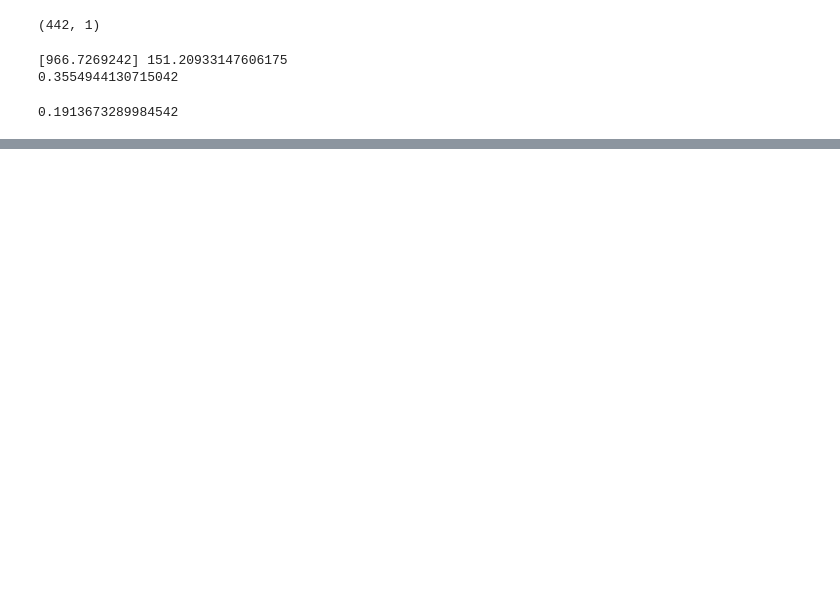
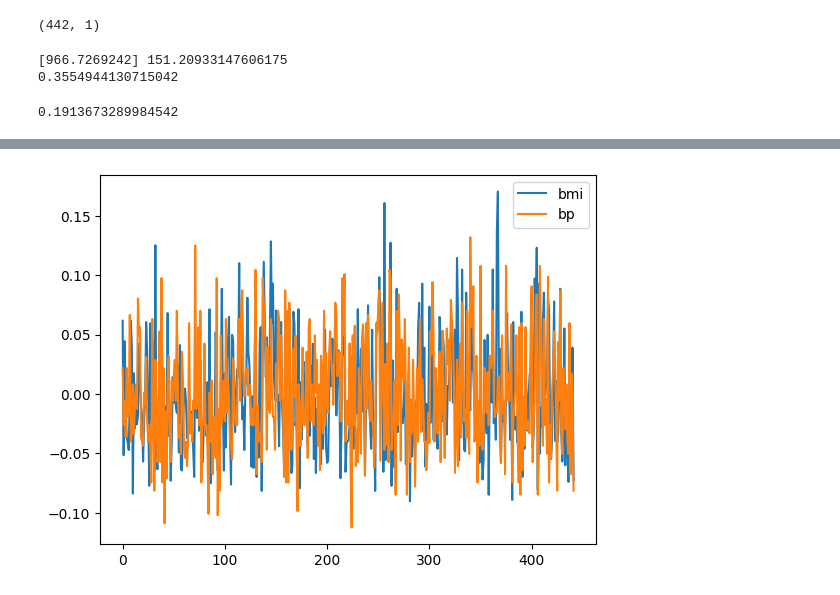
Before and after one commit to alemskdlt/dl02, a Jupyter notebook: notebook/chap04_LR.ipynb, the cells around one changed output, grey strips where cells are left out. Saved outputs shown, nothing was run; the diff lists cells and outputs as text; code cells hidden in the pictures; blank space fills up the shorter version.

```diff
--- a/notebook/chap04_LR.ipynb
+++ b/notebook/chap04_LR.ipynb
@@ -367,0 +356,5 @@ plt.show()
+# %%
+df[['bmi','bp']].plot()
+plt.show()
+# %% [output]
+[figure, added]
```
Also changed, not shown: parts of 28 cells of this notebook.
